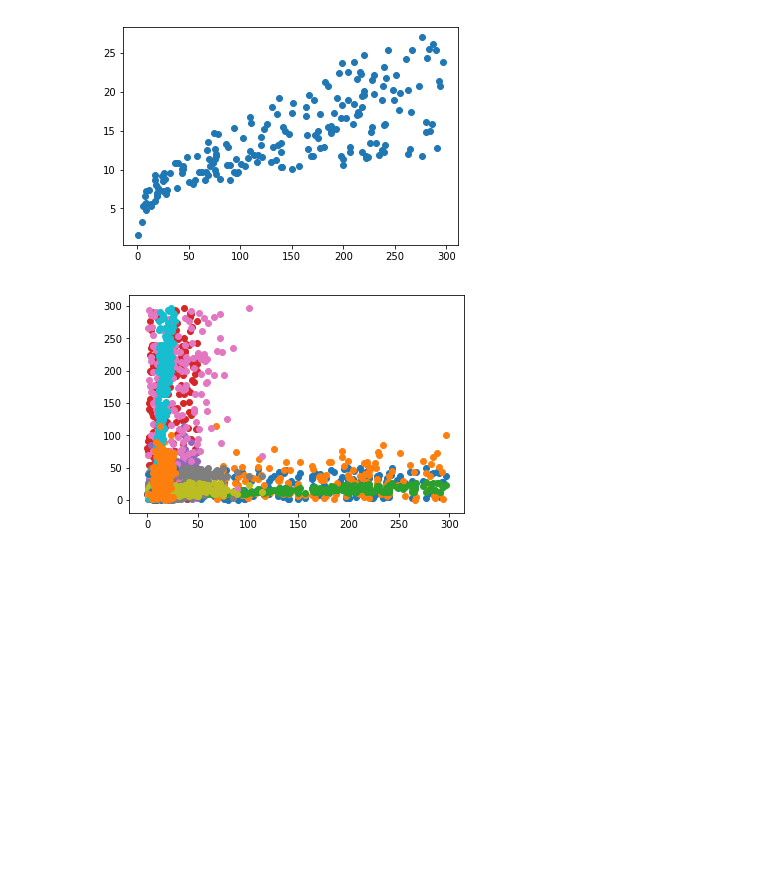
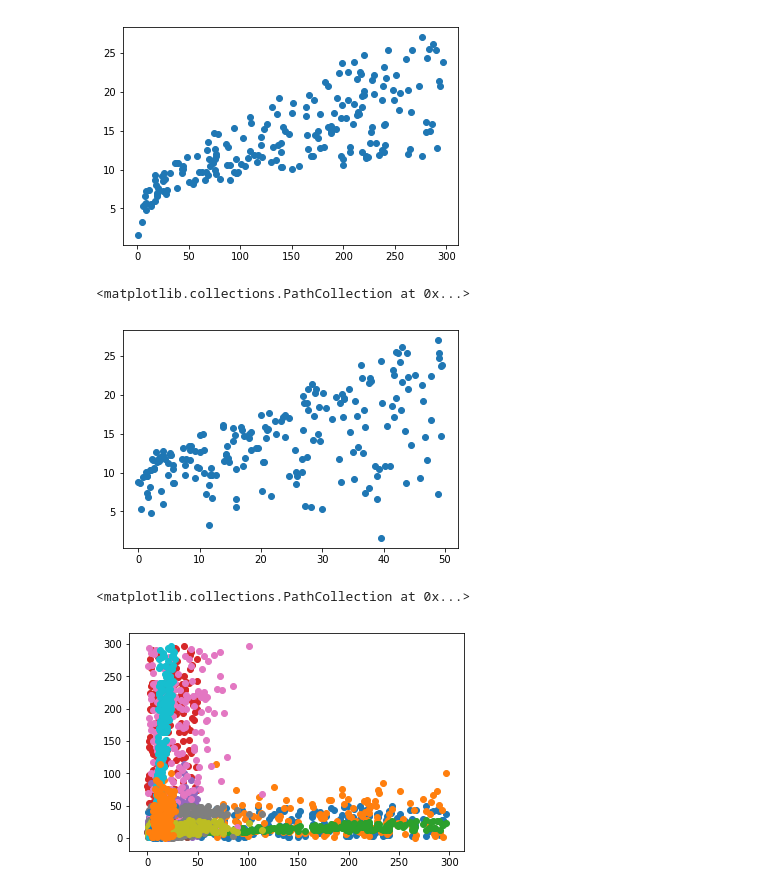
Before and after one commit to molron94/dsc-01-10-13-regression-statsmodels-lab-nyc-ds-career-031119, a Jupyter notebook: index.ipynb, the cells around one changed output. Cells and saved outputs as stored; diff of their text form; code cells hidden in the pictures; blank space fills up the shorter version.

```diff
--- a/index.ipynb
+++ b/index.ipynb
@@ -129,6 +129,15 @@ plt.scatter(df[col[0]],df[col[-1]])
 # %% [output]
 <matplotlib.collections.PathCollection at 0x...>
 [figure]
+# %%
+plt.scatter(df[col[1]],df[col[-1]])
+# %% [output]
+<matplotlib.collections.PathCollection at 0x...>
+[figure, added]
+# %%
+plt.scatter(df[col[2]],df[col[-1]])
+# %% [output]
+<matplotlib.collections.PathCollection at 0x...>
 # %%
 for col in df.columns:
     for c in df.columns:
```
